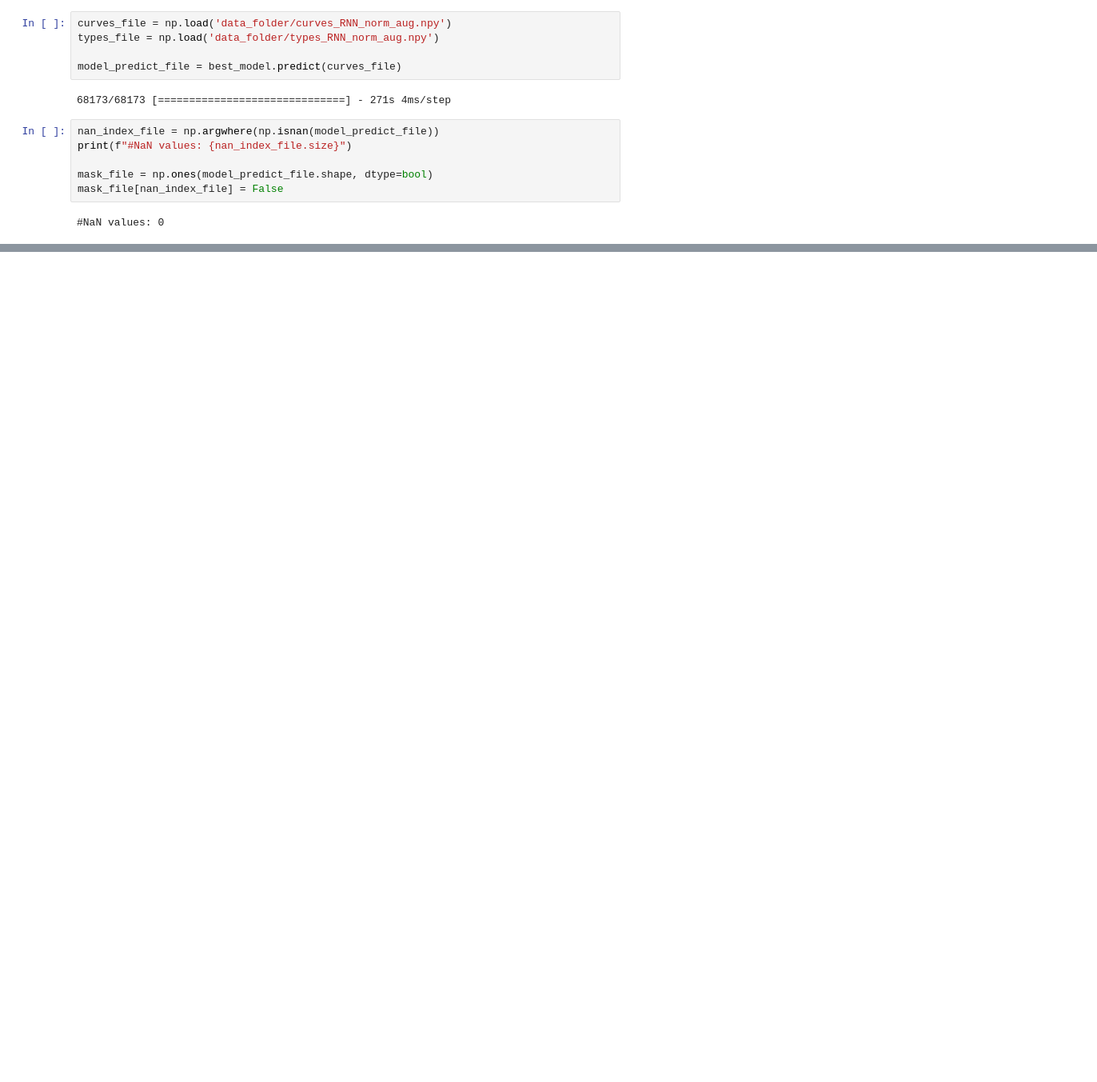
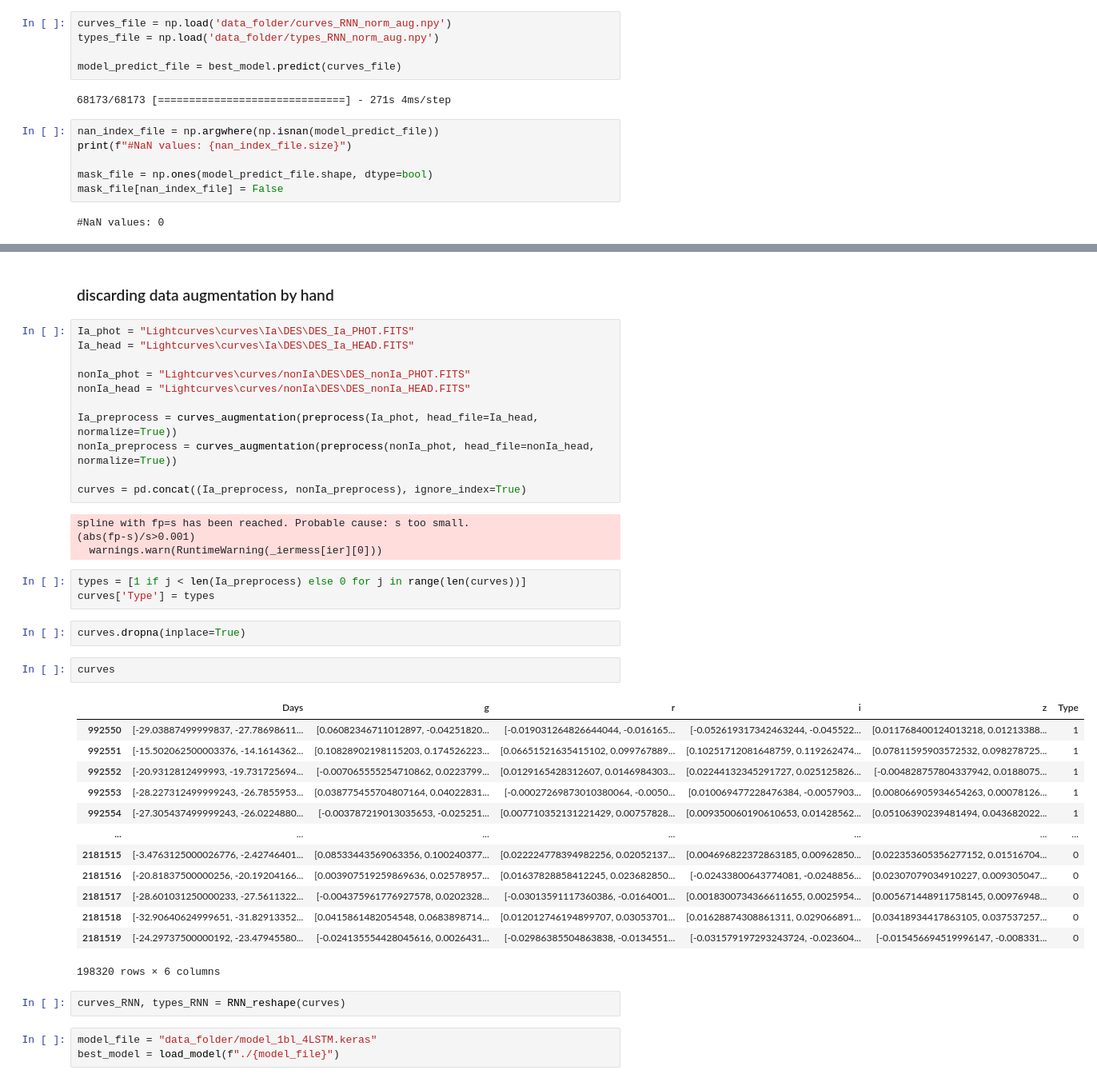
Before and after one commit to ale-cartes/Supernovae-Complete-Pipeline, a Jupyter notebook: A-Moller sim/RNN_prediction.ipynb, the cells around one changed output, grey strips where cells are left out. Shown: that part at 80% size. Cells and saved outputs as stored; diff of their text form; blank space fills up the shorter version.

```diff
--- a/A-Moller sim/RNN_prediction.ipynb
+++ b/A-Moller sim/RNN_prediction.ipynb
@@ -217,3 +200,46 @@ plot_roc_curve(types_file[mask_file],
 # %% [output]
 AUC = 0.9601986304786663
 [figure]
+# %% [markdown]
+### discarding data augmentation by hand
+# %%
+Ia_phot = "Lightcurves\curves\Ia\DES\DES_Ia_PHOT.FITS"
+Ia_head = "Lightcurves\curves\Ia\DES\DES_Ia_HEAD.FITS"
+
+nonIa_phot = "Lightcurves\curves/nonIa\DES\DES_nonIa_PHOT.FITS"
+nonIa_head = "Lightcurves\curves/nonIa\DES\DES_nonIa_HEAD.FITS"
+
+Ia_preprocess = curves_augmentation(preprocess(Ia_phot, head_file=Ia_head, normalize=True))
+nonIa_preprocess = curves_augmentation(preprocess(nonIa_phot, head_file=nonIa_head, normalize=True))
+
+curves = pd.concat((Ia_preprocess, nonIa_preprocess), ignore_index=True)
+# %% [output]
+spline with fp=s has been reached. Probable cause: s too small.
+(abs(fp-s)/s>0.001)
+  warnings.warn(RuntimeWarning(_iermess[ier][0]))
+# %%
+types = [1 if j < len(Ia_preprocess) else 0 for j in range(len(curves))]
+curves['Type'] = types
+# %%
+curves.dropna(inplace=True)
+# %%
+curves
+# %% [output]
+|  | Days | g | r | i | z | Type |
+| 992550 | [-29.03887499999837, -27.78698611... | [0.06082346711012897, -0.04251820... | [-0.019031264826644044, -0.016165... | [-0.052619317342463244, -0.045522... | [0.011768400124013218, 0.01213388... | 1 |
+| 992551 | [-15.502062500003376, -14.1614362... | [0.10828902198115203, 0.174526223... | [0.06651521635415102, 0.099767889... | [0.10251712081648759, 0.119262474... | [0.07811595903572532, 0.098278725... | 1 |
+| 992552 | [-20.9312812499993, -19.731725694... | [-0.007065555254710862, 0.0223799... | [0.0129165428312607, 0.0146984303... | [0.02244132345291727, 0.025125826... | [-0.004828757804337942, 0.0188075... | 1 |
+| 992553 | [-28.227312499999243, -26.7855953... | [0.038775455704807164, 0.04022831... | [-0.00027269873010380064, -0.0050... | [0.010069477228476384, -0.0057903... | [0.008066905934654263, 0.00078126... | 1 |
+| 992554 | [-27.305437499999243, -26.0224880... | [-0.003787219013035653, -0.025251... | [0.007710352131221429, 0.00757828... | [0.009350060190610653, 0.01428562... | [0.05106390239481494, 0.043682022... | 1 |
+| ... | ... | ... | ... | ... | ... | ... |
+| 2181515 | [-3.4763125000026776, -2.42746401... | [0.08533443569063356, 0.100240377... | [0.022224778394982256, 0.02052137... | [0.004696822372863185, 0.00962850... | [0.022353605356277152, 0.01516704... | 0 |
+| 2181516 | [-20.81837500000256, -20.19204166... | [0.003907519259869636, 0.02578957... | [0.01637828858412245, 0.023682850... | [-0.02433800643774081, -0.0248856... | [0.02307079034910227, 0.009305047... | 0 |
+| 2181517 | [-28.601031250000233, -27.5611322... | [-0.004375961776927578, 0.0202328... | [-0.03013591117360386, -0.0164001... | [0.0018300734366611655, 0.0025954... | [0.005671448911758145, 0.00976948... | 0 |
+| 2181518 | [-32.90640624999651, -31.82913352... | [0.0415861482054548, 0.0683898714... | [0.012012746194899707, 0.03053701... | [0.01628874308861311, 0.029066891... | [0.03418934417863105, 0.037537257... | 0 |
+| 2181519 | [-24.29737500000192, -23.47945580... | [-0.024135554428045616, 0.0026431... | [-0.02986385504863838, -0.0134551... | [-0.031579197293243724, -0.023604... | [-0.015456694519996147, -0.008331... | 0 |
+198320 rows × 6 columns
+# %%
+curves_RNN, types_RNN = RNN_reshape(curves)
+# %%
+model_file = "data_folder/model_1bl_4LSTM.keras"
+best_model = load_model(f"./{model_file}")
```
Also changed, not shown: parts of 19 cells of this notebook, 39 other files.
